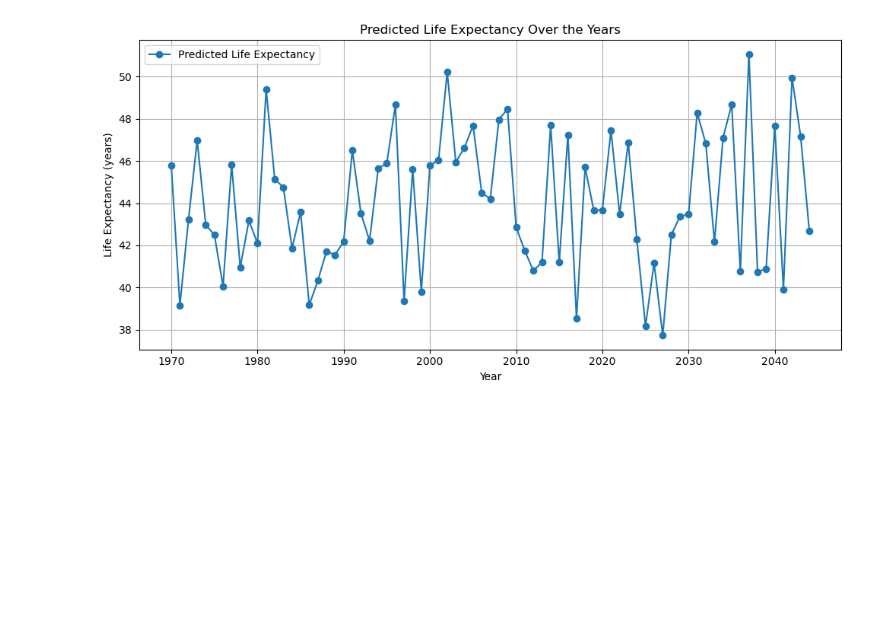
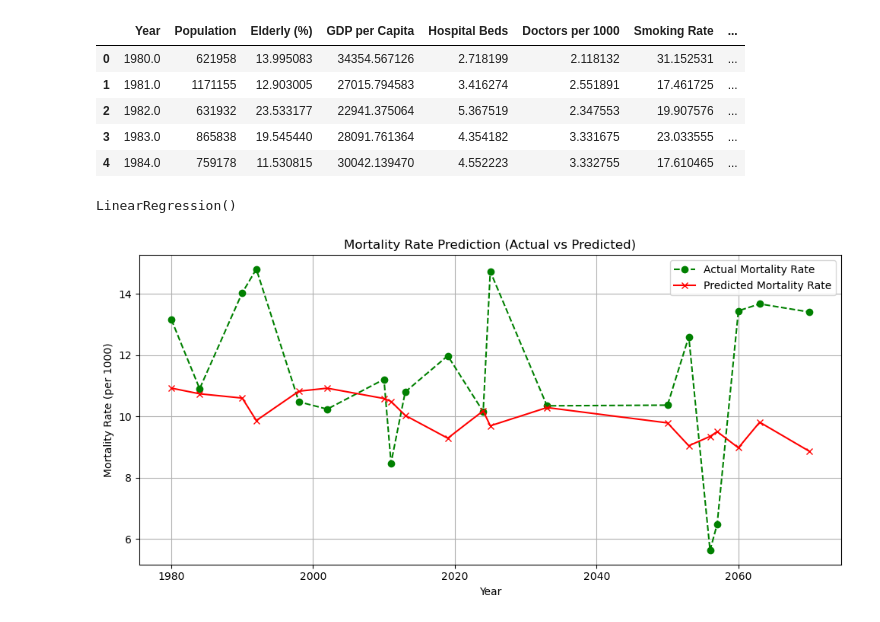
Before and after one commit to Yashwant-Sharma/Mortality_Rate_prediction_japan, a Jupyter notebook: main.ipynb, the cells around one changed output. Cells and saved outputs as stored; diff of their text form; code cells hidden in the pictures; blank space fills up the shorter version.

```diff
--- a/main.ipynb
+++ b/main.ipynb
@@ -10,8 +0,0 @@ from sklearn.metrics import r2_score
-# %%
-df = pd.read_csv('cleaned_unique_years.csv', sep=',', quotechar='"')
-df.columns = df.columns.str.strip()
-
-# Clean columns with commas (like "2,100.75")
-for col in ['Population', 'GDP per Capita', 'Hospital Beds', 'Doctors per 1000',
-            'Smoking Rate', 'Mortality Rate', 'Life Expectancy']:
-    df[col] = df[col].astype(str).str.replace(',', '').astype(float)
@@ -153,14 +0,0 @@ plt.show()
-# %%
-import matplotlib.pyplot as plt
-
-plt.figure(figsize=(10, 5))
-plt.plot(df['Year'], df['Predicted Life Expectancy'], label='Predicted Life Expectancy', marker='o')
-plt.title('Predicted Life Expectancy Over the Years')
-plt.xlabel('Year')
-plt.ylabel('Life Expectancy (years)')
-plt.grid(True)
-plt.legend()
-plt.tight_layout()
-plt.show()
-# %% [output]
-[figure, removed]
@@ -166,0 +8,16 @@ plt.show()
+# %%
+df = pd.read_csv("combined_100data.csv")
+# %%
+df.columns = df.columns.str.strip()  # Optional: Clean extra spaces in column names
+numeric_columns = ['Year','GDP per Capita', 'Hospital Beds', 'Doctors per 1000', 'Smoking Rate', 'Elderly (%)']
+for col in numeric_columns:
+    df[col] = df[col].astype(str).str.replace(',', '').astype(float)#to remove commas
+# %%
+df.head()
+# %% [output]
+|  | Year | Population | Elderly (%) | GDP per Capita | Hospital Beds | Doctors per 1000 | Smoking Rate | ... |
+| 0 | 1980.0 | 621958 | 13.995083 | 34354.567126 | 2.718199 | 2.118132 | 31.152531 | ... |
+| 1 | 1981.0 | 1171155 | 12.903005 | 27015.794583 | 3.416274 | 2.551891 | 17.461725 | ... |
+| 2 | 1982.0 | 631932 | 23.533177 | 22941.375064 | 5.367519 | 2.347553 | 19.907576 | ... |
+| 3 | 1983.0 | 865838 | 19.545440 | 28091.761364 | 4.354182 | 3.331675 | 23.033555 | ... |
+| 4 | 1984.0 | 759178 | 11.530815 | 30042.139470 | 4.552223 | 3.332755 | 17.610465 | ... |
@@ -166,0 +38,14 @@ plt.show()
+# %%
+#Train Models
+
+scaler = StandardScaler()
+X_train_scaled = scaler.fit_transform(X_train)
+X_test_scaled = scaler.transform(X_test)
+
+model_mort = LinearRegression()
+model_life = LinearRegression()
+
+model_mort.fit(X_train_scaled, y_mort_train)
+model_life.fit(X_train_scaled, y_life_train)
+# %% [output]
+LinearRegression()
@@ -166,0 +70,14 @@ plt.show()
+# %%
+# Plot of Actual and Predicted Mortality Rate
+plt.figure(figsize=(10, 5))
+plt.plot(mort_plot_df['Year'], mort_plot_df['Actual'], marker='o', linestyle='--', label='Actual Mortality Rate', color='green')
+plt.plot(mort_plot_df['Year'], mort_plot_df['Predicted'], marker='x', linestyle='-', label='Predicted Mortality Rate', color='red')
+plt.title("Mortality Rate Prediction (Actual vs Predicted)")
+plt.xlabel("Year")
+plt.ylabel("Mortality Rate (per 1000)")
+plt.legend()
+plt.grid(True)
+plt.tight_layout()
+plt.show()
+# %% [output]
+[figure, added]
```
Also changed, not shown: parts of 29 cells of this notebook.
